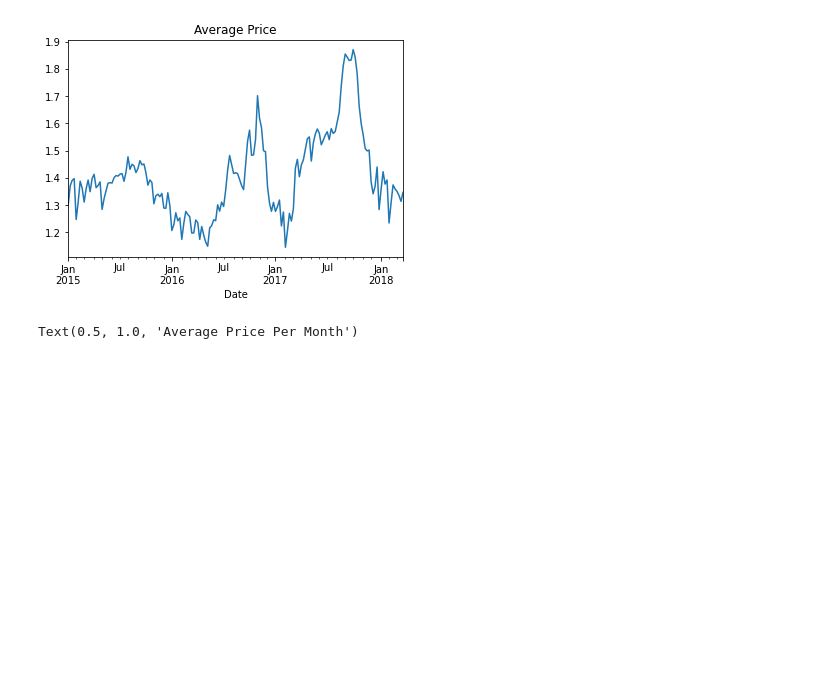
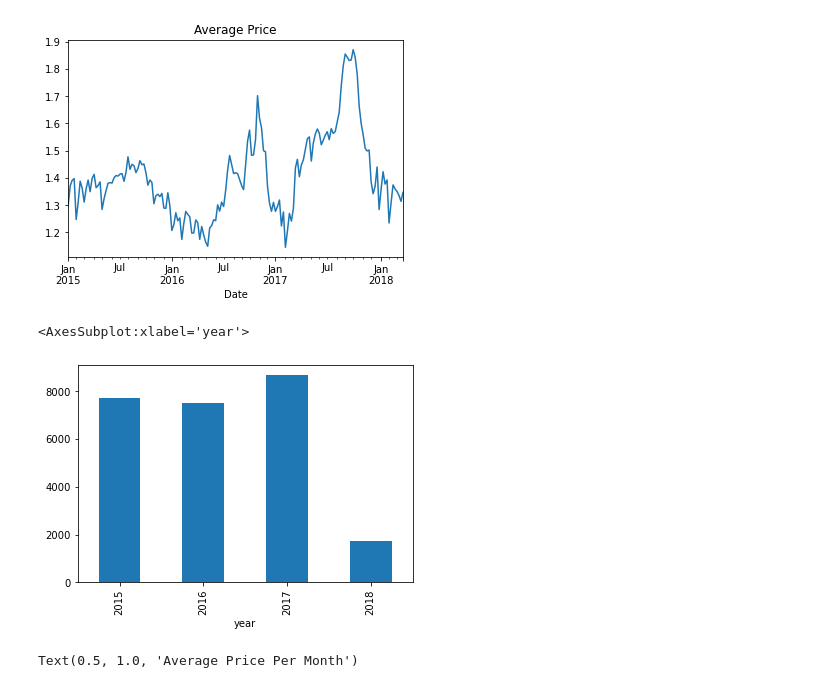
Before and after one commit to xuangao6/Avocado-Price-Regression-MachineLearning, a Jupyter notebook: xuan_avocado_price.ipynb, the cells around one changed output. Saved outputs shown, nothing was run; the diff lists cells and outputs as text; code cells hidden in the pictures; blank space fills up the shorter version.

```diff
--- a/xuan_avocado_price.ipynb
+++ b/xuan_avocado_price.ipynb
@@ -39,6 +69,11 @@ plt.title('Average Price') # average price over time
 # %% [output]
 Text(0.5, 1.0, 'Average Price')
 [figure]
+# %%
+df.groupby([df.year])['AveragePrice'].sum().plot.bar()
+# %% [output]
+<AxesSubplot:xlabel='year'>
+[figure, added]
 # %%
 byMonth = dataset.groupby("month").mean()
 # plt.figure(figsize=(17,8),dpi=250)
```
Also changed, not shown: parts of 32 cells of this notebook.
